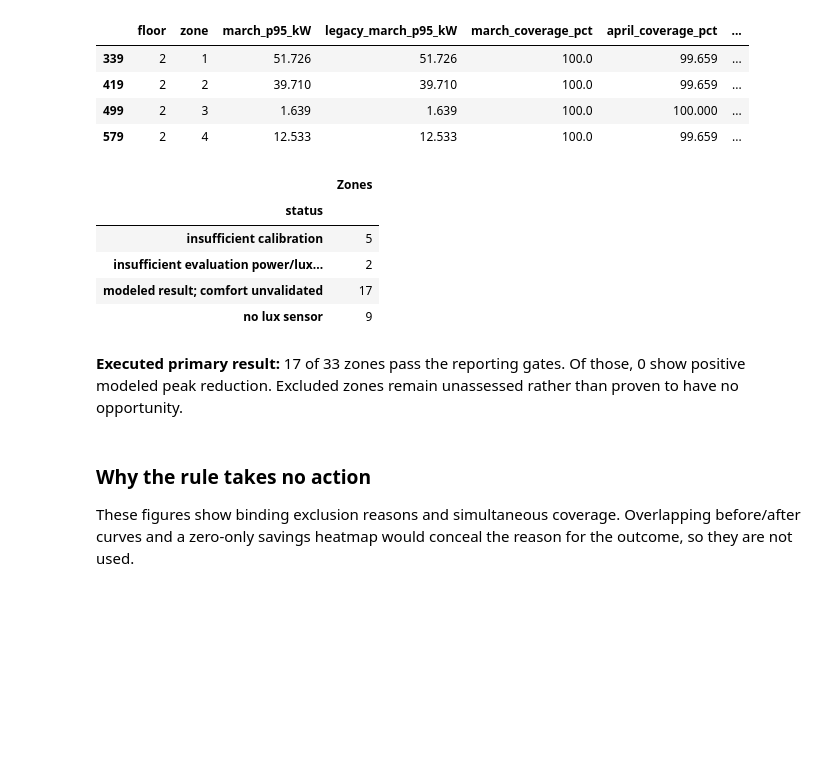
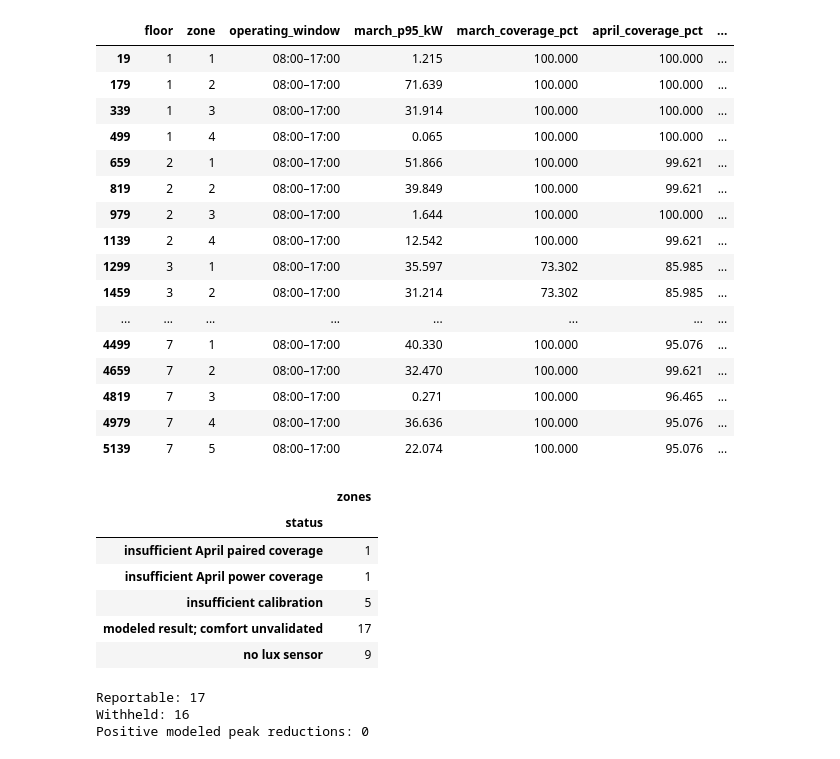
Before and after one commit to 4rchx824/SBA-Final-Project, a Jupyter notebook: analytics/lighting/lighting_scenarios.ipynb, the cells around one changed output. Drawn from its saved outputs; the diff is of its cells as text; code cells hidden in the pictures; blank space fills up the shorter version.

```diff
--- a/analytics/lighting/lighting_scenarios.ipynb
+++ b/analytics/lighting/lighting_scenarios.ipynb
@@ -24,15 +12,14 @@ Run cleaning → original lighting baseline → `prepare_inputs.py` → assessme
 # %%
+get_ipython().run_line_magic('matplotlib', 'inline')
 from pathlib import Path
 import sys
-root = next(p for p in [Path.cwd(), *Path.cwd().parents] if (p / "baseline").is_dir() and (p / "data-cleaning").is_dir())
-sys.path.insert(0, str(root / "analytics/lighting"))
-from IPython.display import display, Markdown
-from lighting_scenarios import run_scenarios, plot_scenario_results, write_combined_findings
+root = next(p for p in [Path.cwd(), *Path.cwd().parents] if (p / 'analytics/lighting/config.json').is_file())
+sys.path.insert(0, str(root / 'analytics/lighting'))
+from IPython.display import display
+from lighting_scenarios import run_scenarios, plot_scenario_results, export_combined_results
 from assessment import run_assessment
 results = run_scenarios()
-assessment = run_assessment()
-write_combined_findings(results, assessment['opportunities'])
-summary = results['summary']
-sensitivity = results['sensitivity']
-print(f"Executed {len(sensitivity):,} zone/scenario combinations across {len(summary)} zones.")
+combined = export_combined_results(results, run_assessment())
+summary, sensitivity = results['summary'], results['sensitivity']
+print(f'{len(sensitivity):,} zone/scenario combinations; {len(summary)} primary zone results')
 # %% [output]
@@ -44,22 +34,38 @@ Read the status before interpreting the reduction column. Reported results are m
 # %%
-columns = ['floor','zone','march_p95_kW','legacy_march_p95_kW','march_coverage_pct','april_coverage_pct','april_lux_coverage_pct','status','reported_peak_reduction_kW','reported_peak_reduction_pct','reported_energy_reduction_kWh']
-display(summary.loc[summary.floor.eq(2), columns].round(3))
-display(summary.groupby('status').size().rename('Zones').to_frame())
-qualified = summary.loc[summary.reported_peak_reduction_kW.notna()]
-display(Markdown(f"**Executed primary result:** {len(qualified)} of {len(summary)} zones pass the reporting gates. Of those, {qualified.reported_peak_reduction_kW.gt(1e-9).sum()} show positive modeled peak reduction. Excluded zones remain unassessed rather than proven to have no opportunity."))
+columns = ['floor','zone','operating_window','march_p95_kW','march_coverage_pct','april_coverage_pct',
+    'april_lux_coverage_pct','baseline_peak_time','scenario_peak_time','peak_shifted',
+    'observed_baseline_peak_kW','observed_scenario_peak_kW','lighting_kW_at_original_peak',
+    'lighting_share_at_original_peak_pct','reported_peak_reduction_kW','reported_peak_reduction_pct','status']
+display(summary[columns].round(3))
+display(summary.groupby('status').size().rename('zones').to_frame())
+print('Reportable:', summary.reported_peak_reduction_kW.notna().sum())
+print('Withheld:', summary.reported_peak_reduction_kW.isna().sum())
+print('Positive modeled peak reductions:', summary.reported_peak_reduction_kW.gt(1e-9).sum())
 # %% [output]
-|  | floor | zone | march_p95_kW | legacy_march_p95_kW | march_coverage_pct | april_coverage_pct | ... |
-| 339 | 2 | 1 | 51.726 | 51.726 | 100.0 | 99.659 | ... |
-| 419 | 2 | 2 | 39.710 | 39.710 | 100.0 | 99.659 | ... |
-| 499 | 2 | 3 | 1.639 | 1.639 | 100.0 | 100.000 | ... |
-| 579 | 2 | 4 | 12.533 | 12.533 | 100.0 | 99.659 | ... |
+|  | floor | zone | operating_window | march_p95_kW | march_coverage_pct | april_coverage_pct | ... |
+| 19 | 1 | 1 | 08:00–17:00 | 1.215 | 100.000 | 100.000 | ... |
+| 179 | 1 | 2 | 08:00–17:00 | 71.639 | 100.000 | 100.000 | ... |
+| 339 | 1 | 3 | 08:00–17:00 | 31.914 | 100.000 | 100.000 | ... |
+| 499 | 1 | 4 | 08:00–17:00 | 0.065 | 100.000 | 100.000 | ... |
+| 659 | 2 | 1 | 08:00–17:00 | 51.866 | 100.000 | 99.621 | ... |
+| 819 | 2 | 2 | 08:00–17:00 | 39.849 | 100.000 | 99.621 | ... |
+| 979 | 2 | 3 | 08:00–17:00 | 1.644 | 100.000 | 100.000 | ... |
+| 1139 | 2 | 4 | 08:00–17:00 | 12.542 | 100.000 | 99.621 | ... |
+| 1299 | 3 | 1 | 08:00–17:00 | 35.597 | 73.302 | 85.985 | ... |
+| 1459 | 3 | 2 | 08:00–17:00 | 31.214 | 73.302 | 85.985 | ... |
+| ... | ... | ... | ... | ... | ... | ... | ... |
+| 4499 | 7 | 1 | 08:00–17:00 | 40.330 | 100.000 | 95.076 | ... |
+| 4659 | 7 | 2 | 08:00–17:00 | 32.470 | 100.000 | 99.621 | ... |
+| 4819 | 7 | 3 | 08:00–17:00 | 0.271 | 100.000 | 96.465 | ... |
+| 4979 | 7 | 4 | 08:00–17:00 | 36.636 | 100.000 | 95.076 | ... |
+| 5139 | 7 | 5 | 08:00–17:00 | 22.074 | 100.000 | 95.076 | ... |
-|  | Zones |
+|  | zones |
 | status |  |
+| insufficient April paired coverage | 1 |
+| insufficient April power coverage | 1 |
 | insufficient calibration | 5 |
-| insufficient evaluation power/lux... | 2 |
 | modeled result; comfort unvalidated | 17 |
 | no lux sensor | 9 |
-**Executed primary result:** 17 of 33 zones pass the reporting gates. Of those, 0 show positive modeled peak reduction. Excluded zones remain unassessed rather than proven to have no opportunity.
+Reportable: 17
+Withheld: 16
+Positive modeled peak reductions: 0
-# %% [markdown]
-### Why the rule takes no action
-These figures show binding exclusion reasons and simultaneous coverage. Overlapping before/after curves and a zero-only savings heatmap would conceal the reason for the outcome, so they are not used.
```
Also changed, not shown: parts of 23 cells of this notebook, 58 other files.
